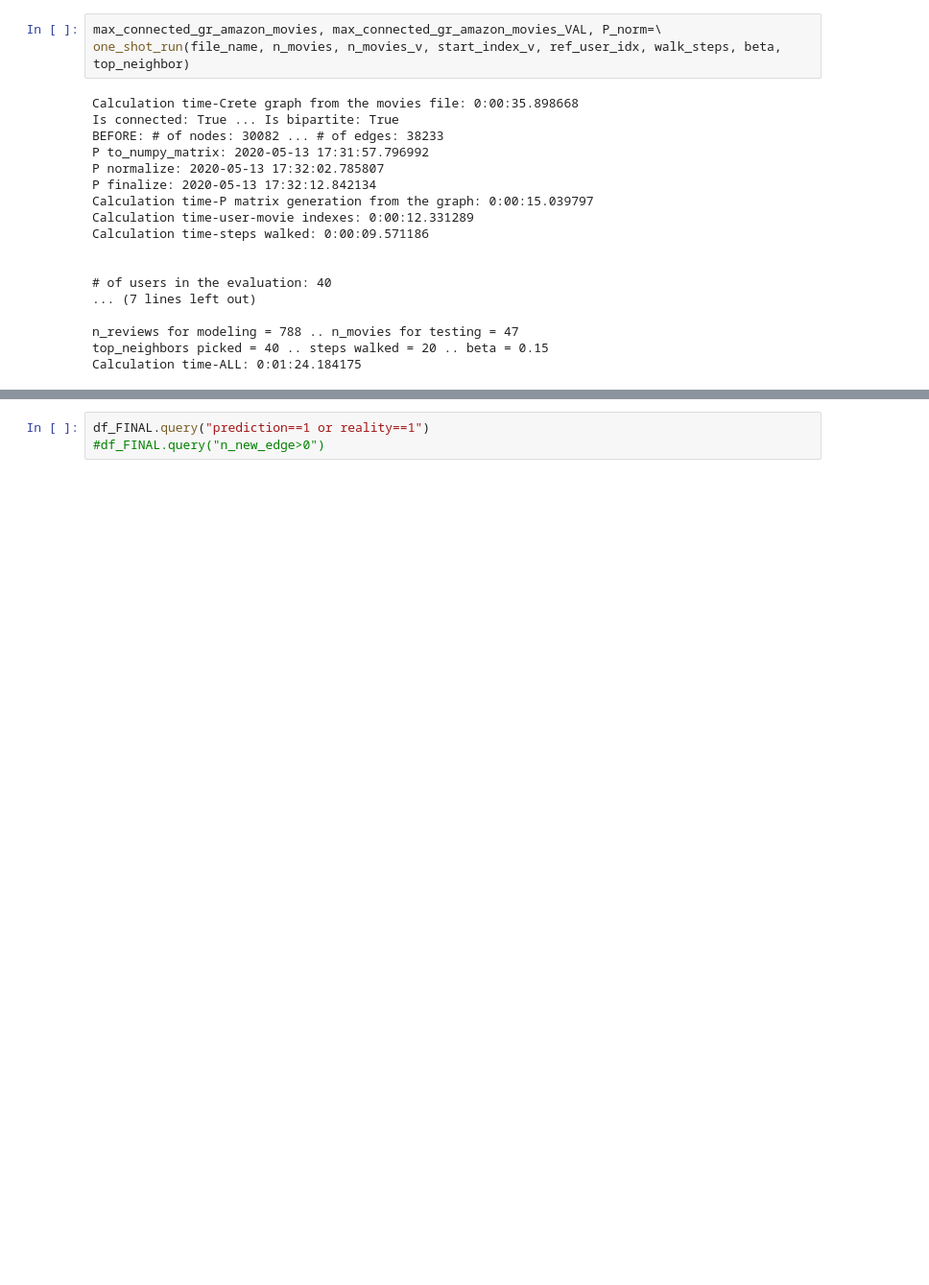
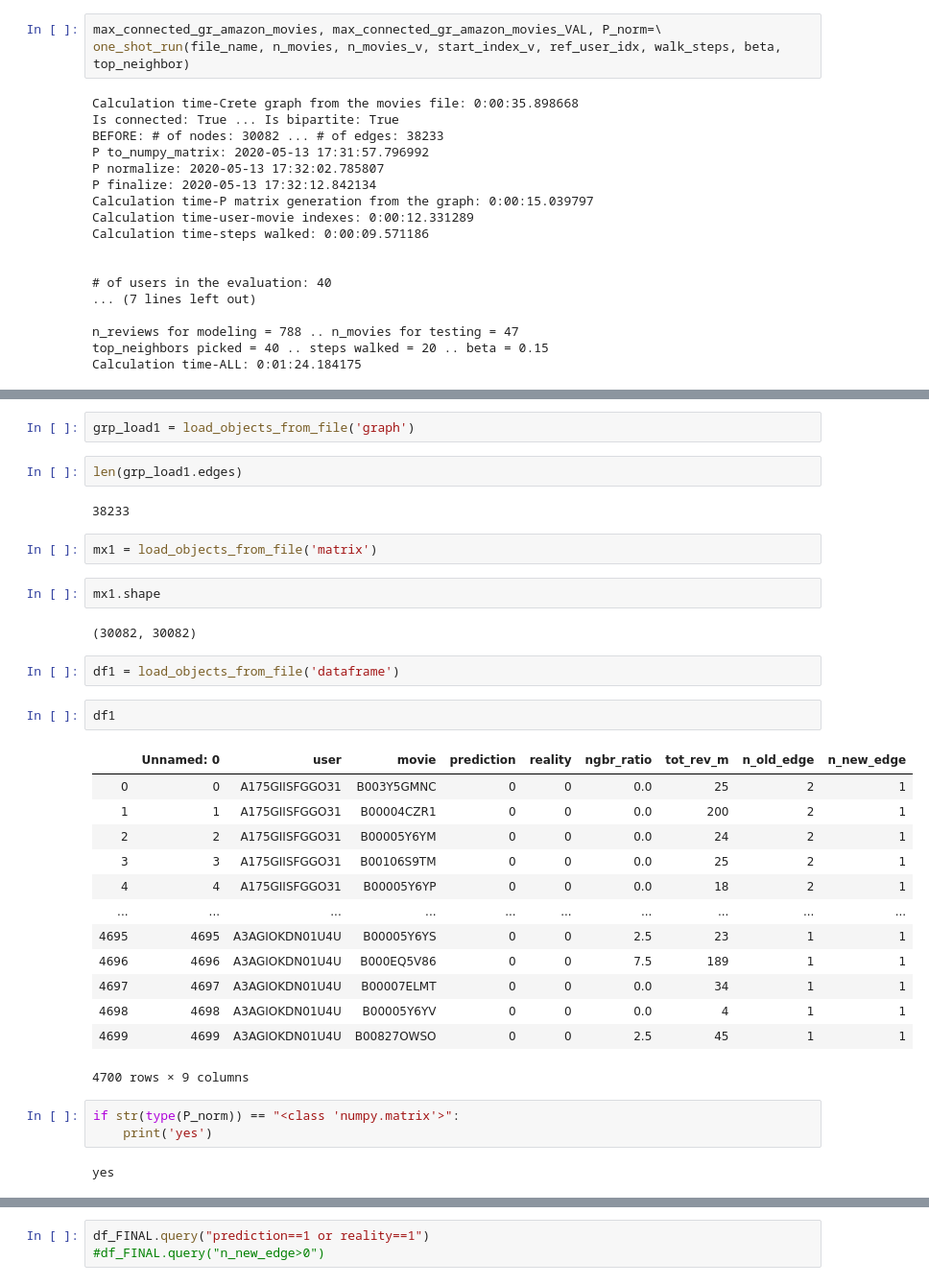
Before and after one commit to asmelzene/Comparing-direct-and-indirect-approaches-to-weighted-SimRank-for-Amazon-Movie-recommendations, a Jupyter notebook: Amazon_movies_TEST_8_vector.ipynb, the cells around one changed output, grey strips where cells are left out. Shown at 96% size. Saved outputs shown, nothing was run; the diff lists cells and outputs as text; blank space fills up the shorter version.

```diff
--- a/Amazon_movies_TEST_8_vector.ipynb
+++ b/Amazon_movies_TEST_8_vector.ipynb
@@ -175,3 +273,38 @@ Calculation time-ALL: 0:01:24.184175
+# %%
+grp_load1 = load_objects_from_file('graph')
+# %%
+len(grp_load1.edges)
+# %% [output]
+38233
+# %%
+mx1 = load_objects_from_file('matrix')
+# %%
+mx1.shape
+# %% [output]
+(30082, 30082)
+# %%
+df1 = load_objects_from_file('dataframe')
+# %%
+df1
+# %% [output]
+|  | Unnamed: 0 | user | movie | prediction | reality | ngbr_ratio | tot_rev_m | n_old_edge | n_new_edge |
+| 0 | 0 | A175GIISFGGO31 | B003Y5GMNC | 0 | 0 | 0.0 | 25 | 2 | 1 |
+| 1 | 1 | A175GIISFGGO31 | B00004CZR1 | 0 | 0 | 0.0 | 200 | 2 | 1 |
+| 2 | 2 | A175GIISFGGO31 | B00005Y6YM | 0 | 0 | 0.0 | 24 | 2 | 1 |
+| 3 | 3 | A175GIISFGGO31 | B00106S9TM | 0 | 0 | 0.0 | 25 | 2 | 1 |
+| 4 | 4 | A175GIISFGGO31 | B00005Y6YP | 0 | 0 | 0.0 | 18 | 2 | 1 |
+| ... | ... | ... | ... | ... | ... | ... | ... | ... | ... |
+| 4695 | 4695 | A3AGIOKDN01U4U | B00005Y6YS | 0 | 0 | 2.5 | 23 | 1 | 1 |
+| 4696 | 4696 | A3AGIOKDN01U4U | B000EQ5V86 | 0 | 0 | 7.5 | 189 | 1 | 1 |
+| 4697 | 4697 | A3AGIOKDN01U4U | B00007ELMT | 0 | 0 | 0.0 | 34 | 1 | 1 |
+| 4698 | 4698 | A3AGIOKDN01U4U | B00005Y6YV | 0 | 0 | 0.0 | 4 | 1 | 1 |
+| 4699 | 4699 | A3AGIOKDN01U4U | B00827OWSO | 0 | 0 | 2.5 | 45 | 1 | 1 |
+4700 rows × 9 columns
+# %%
+if str(type(P_norm)) == "<class 'numpy.matrix'>":
+    print('yes')
+# %% [output]
+yes
 # %%
 start_time = datetime.datetime.now()
 
```
Also changed, not shown: parts of 12 cells of this notebook.
